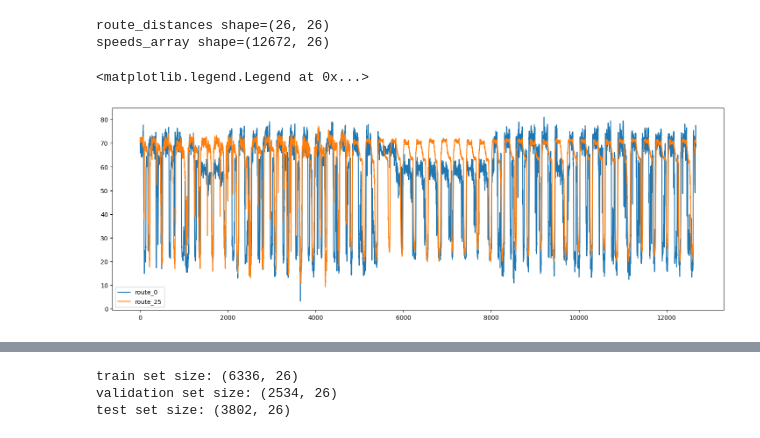
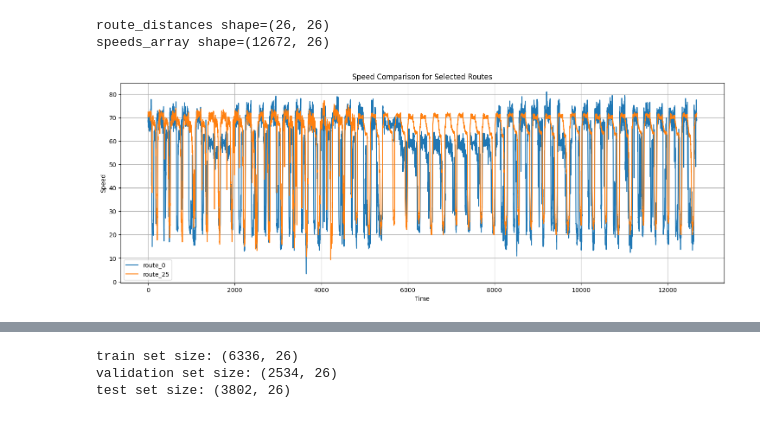
Before and after one commit to 0plaze0/stgnn_traffic_Prediction, a Jupyter notebook: trafficPrediction.ipynb, the cells around one changed output, grey strips where cells are left out. Saved outputs shown, nothing was run; the diff lists cells and outputs as text; code cells hidden in the pictures.

```diff
--- a/trafficPrediction.ipynb
+++ b/trafficPrediction.ipynb
@@ -9,11 +10,15 @@ import tensorflow as tf
 from tensorflow import keras
 from tensorflow.keras import layers
 # %%
-route_distances = pd.read_csv(
-    os.path.join("PeMSD7_Full", "PeMSD7_W_228.csv"), header=None
-).to_numpy()
-speeds_array = pd.read_csv(os.path.join("PeMSD7_Full", "PeMSD7_V_228.csv"), header=None).to_numpy()
+# Define file paths
+route_distances_path = Path("PeMSD7_Full") / "PeMSD7_W_228.csv"
+speeds_array_path = Path("PeMSD7_Full") / "PeMSD7_V_228.csv"
 
+# Load data
+route_distances = pd.read_csv(route_distances_path, header=None).values
+speeds_array = pd.read_csv(speeds_array_path, header=None).values
+
+# Print shapes
 print(f"route_distances shape={route_distances.shape}")
 print(f"speeds_array shape={speeds_array.shape}")
 # %% [output]
@@ -59,11 +44,16 @@ print(f"speeds_array shape={speeds_array.shape}")
 route_distances shape=(26, 26)
 speeds_array shape=(12672, 26)
 # %%
-
-
+# Plot speeds for the first and last routes in sample_routes
 plt.figure(figsize=(18, 6))
 plt.plot(speeds_array[:, [0, -1]])
 plt.legend(["route_0", "route_25"])
+
+# Add title and labels
+plt.title("Speed Comparison for Selected Routes")
+plt.xlabel("Time")
+plt.ylabel("Speed")
+plt.grid(True)
+plt.show()
 # %% [output]
-<matplotlib.legend.Legend at 0x...>
-[figure, old version]
+[figure, new version]
```
Also changed, not shown: parts of 12 cells of this notebook.
